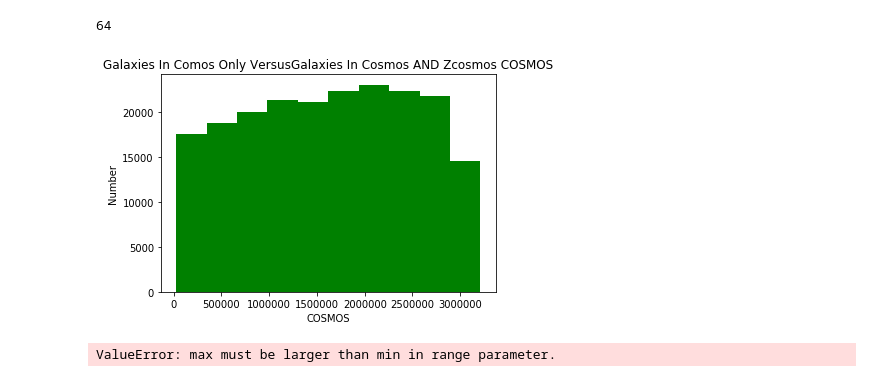
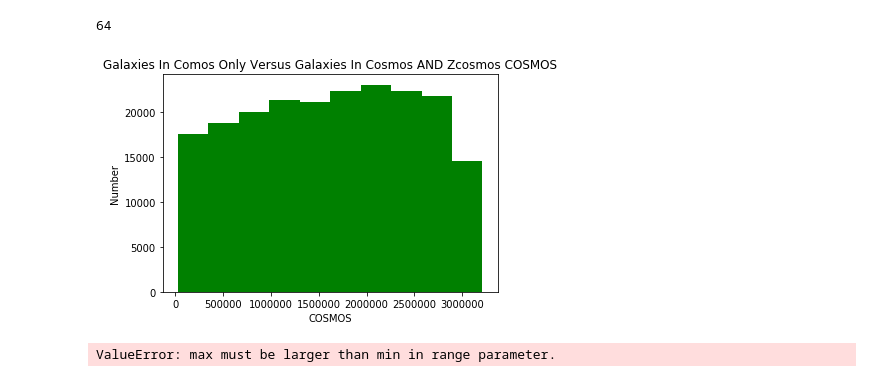
Before and after one commit to lialubit/Redshift, a Jupyter notebook: redshift.ipynb, the cells around one changed output. Drawn from its saved outputs; the diff is of its cells as text; code cells hidden in the pictures.

```diff
--- a/redshift.ipynb
+++ b/redshift.ipynb
@@ -180,6 +180,7 @@ cosmos_and_zcosmos_cross_match7 = cosmos_and_zcosmos_cross_match6.query('zmag>0.
 cosmos_and_zcosmos_cross_match = cosmos_and_zcosmos_cross_match7.query('zphot>0.000')
 # %%
 ##Find duplicates in cosmos_and_zcosmos_cross_match
+total = 0
 for i in cosmos_and_zcosmos_cross_match:
     for line in cosmos_and_zcosmos_cross_match:
         finded = line.find(i)
@@ -236,13 +236,13 @@ print(len(zcosmos_df_in_cosmos))
 # %%
 ##Comparing the magnitudes/redshifts of galaxies in both cosmos and zcosmos and galaxies just in cosmos
 for i in cosmos_and_zcosmos_cross_match_useful_columns:
     plt.hist(cosmos_and_zcosmos_cross_match[i], color='blue', linewidth=5)
     plt.hist(cosmos_df_not_in_zcosmos[i], color='green', linewidth=5)
     plt.xlabel(i)
     plt.ylabel("Number")
-    plt.title("Galaxies In Comos Only" + " " + "Versus" + "Galaxies In Cosmos AND Zcosmos" + " " + i)
+    plt.title("Galaxies In Comos Only" + " " + "Versus" + " " + "Galaxies In Cosmos AND Zcosmos" + " " + i)
     plt.savefig("Galaxies In Comos Only" + " " + "Versus" + "Galaxies In Cosmos AND Zcosmos" + " " + i + " " + "Plot.png")
     plt.show()
 # %% [output]
-[figure, old version]
+[figure, new version]
 ValueError: max must be larger than min in range parameter.
```
Also changed, not shown: parts of 3 cells of this notebook.
